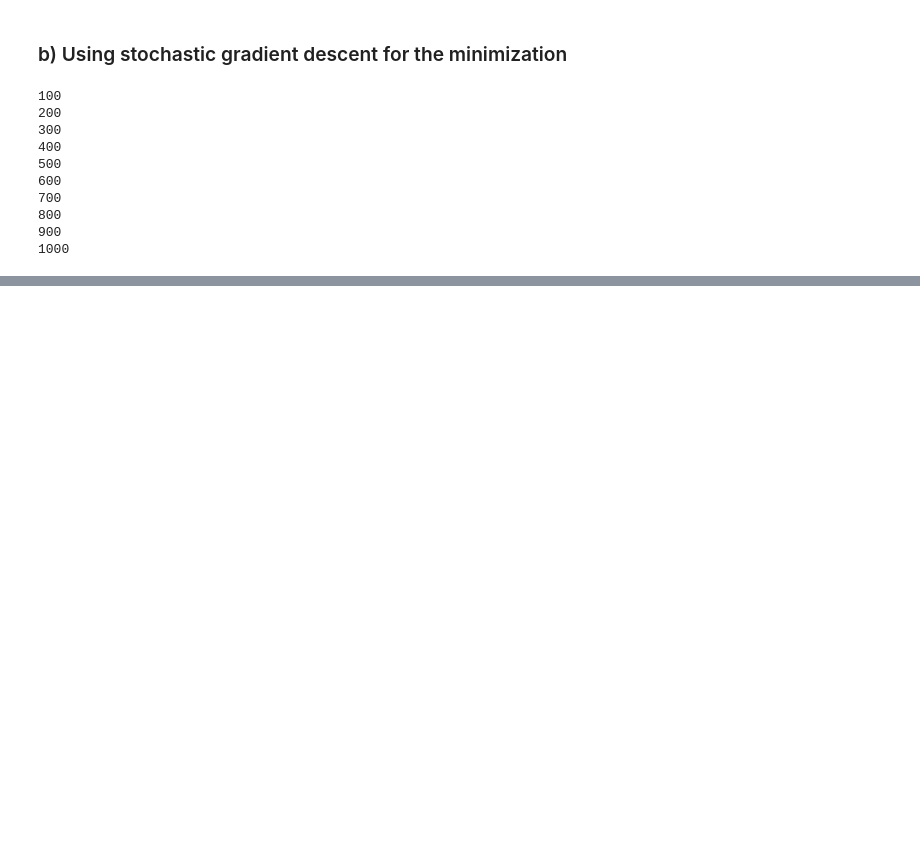
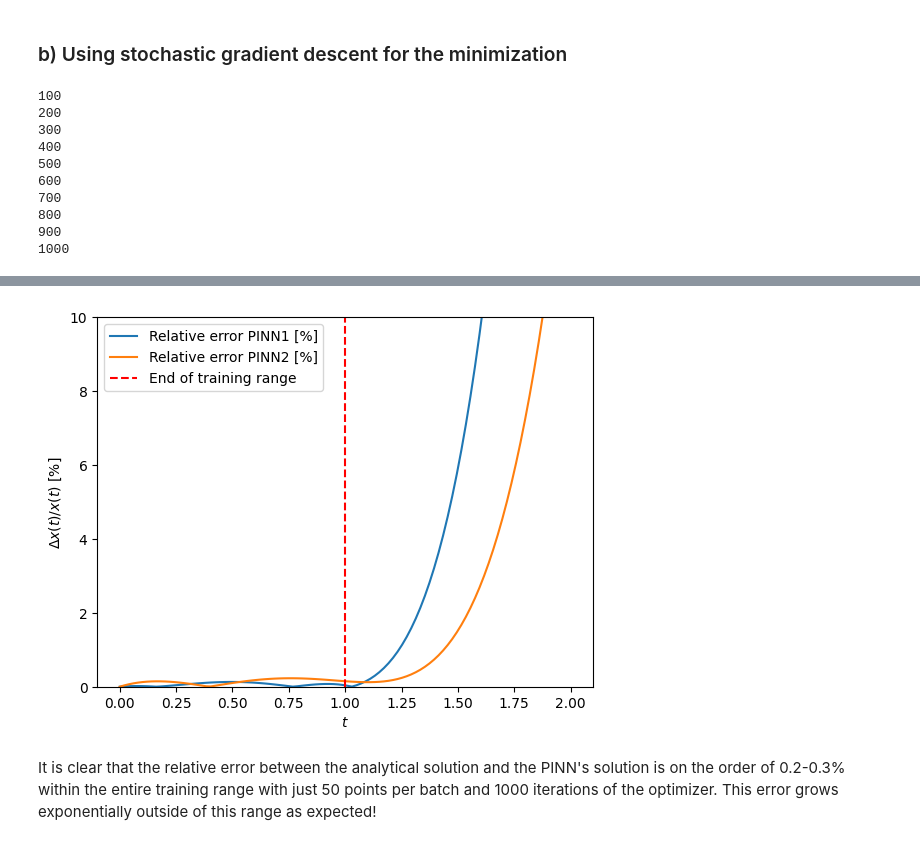
Before and after one commit to vidanchev/PINN_Testing, a Jupyter notebook: Solving_ODE.ipynb, the cells around one changed output, grey strips where cells are left out. Cells and saved outputs as stored; diff of their text form; code cells hidden in the pictures; blank space fills up the shorter version.

```diff
--- a/Solving_ODE.ipynb
+++ b/Solving_ODE.ipynb
@@ -173,0 +178,21 @@ plt.legend( loc = "best");
+# %%
+# Relative error within the same range (regularized not to compute for values of x_real very close to 0)
+rel_err_1 = np.zeros( len( t_arr ) )
+rel_err_2 = np.zeros( len( t_arr ) )
+for i in range( 0 , len( t_arr ) ):
+    if abs( x_real[ i ] ) > 1e-3:
+        rel_err_1[ i ] = abs( ( x_real[ i ] - x_arr_1[ i ] )*100.0/x_real[ i ] )
+        rel_err_2[ i ] = abs( ( x_real[ i ] - x_arr_2[ i ] )*100.0/x_real[ i ] )
+
+fig, ax = plt.subplots( )
+ax.plot( t_arr , rel_err_1 , label = "Relative error PINN1 [%]" )
+ax.plot( t_arr , rel_err_2 , label = "Relative error PINN2 [%]" )
+ax.set_xlabel( r"$t$" )
+ax.set_ylabel( r"$\Delta x(t)/x(t)$ [%]" )
+ax.set_ylim( [ 0.0 , 10.0 ] )
+plt.axvline( x = t_max , color = "red" , linestyle = "dashed" , label = "End of training range" )
+plt.legend( loc = "best");
+# %% [output]
+[figure, added]
+# %% [markdown]
+It is clear that the relative error between the analytical solution and the PINN's solution is on the order of 0.2-0.3% within the entire training range with just 50 points per batch and 1000 iterations of the optimizer. This error grows exponentially outside of this range as expected!
```
Also changed, not shown: parts of 9 cells of this notebook, 1 other file.
